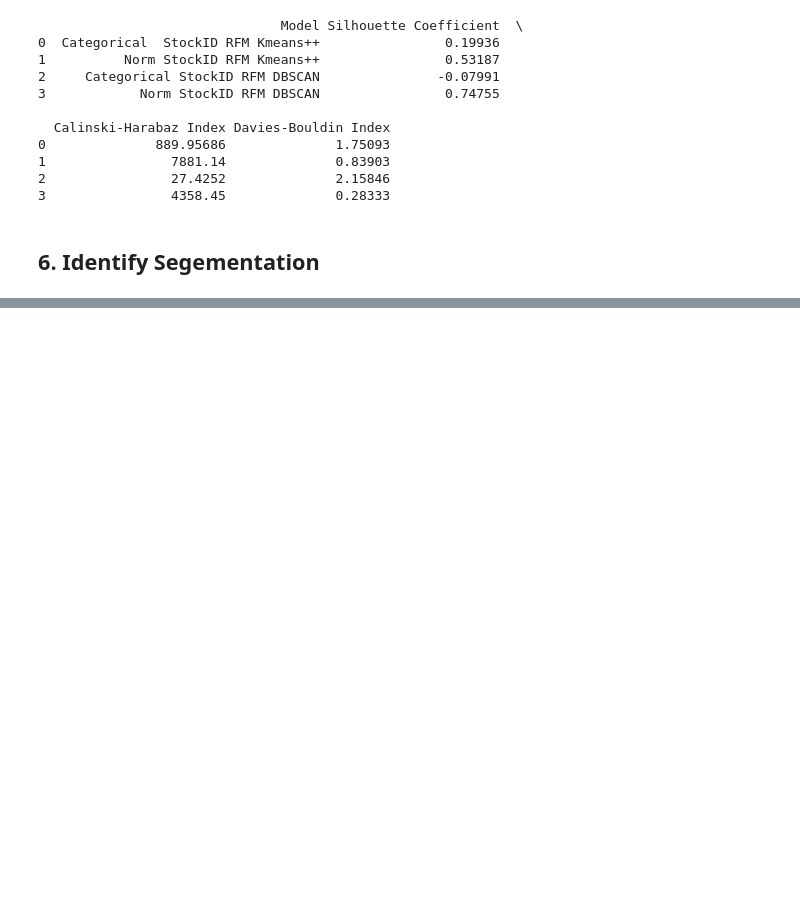
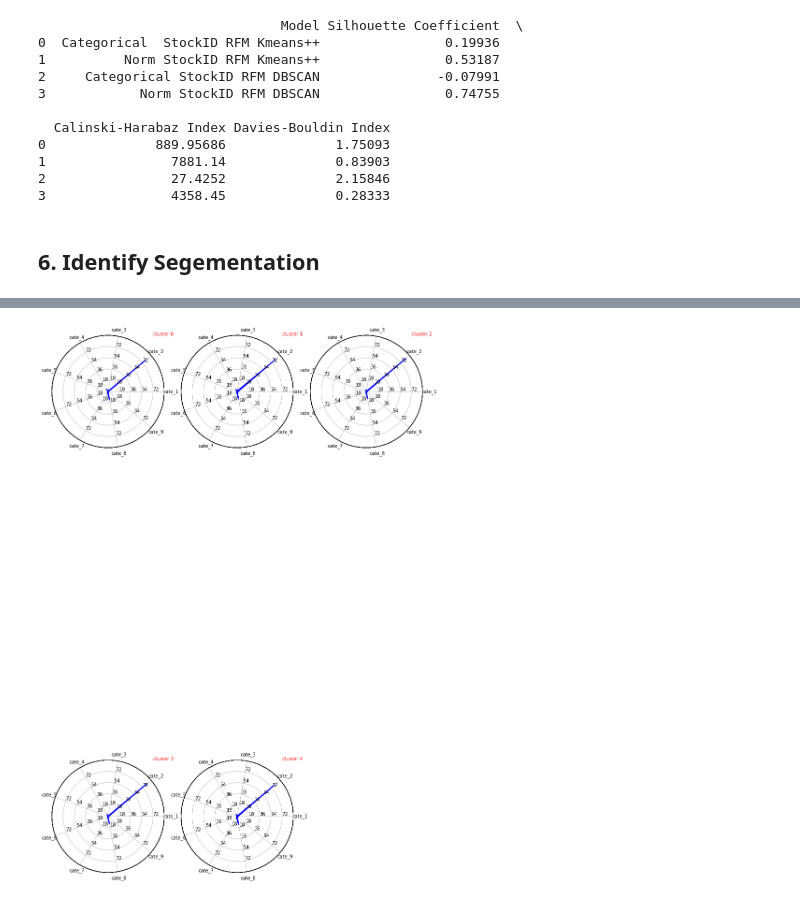
Before and after one commit to fay067/CSC522_P08_Project, a Jupyter notebook: stock_prod_clustering.ipynb, the cells around one changed output, grey strips where cells are left out. Cells and saved outputs as stored; diff of their text form; code cells hidden in the pictures; blank space fills up the shorter version.

```diff
--- a/stock_prod_clustering.ipynb
+++ b/stock_prod_clustering.ipynb
@@ -89,7 +89,7 @@ temp.head(10)
 # %% [markdown]
 ## 2. Normalized continuous data RFM with Kmeans
 # %%
-stock_rfm_norm = norm(stock_rfm.iloc[:,1:])
+stock_rfm_norm = norm(stock_rfm_ori.iloc[:,1:])
 matrix_norm = rfm_matrix(stock_rfm_norm, model_type=1)
 sse, sscore, test_range = kmeans(matrix_norm)
 # Plot elbow method
@@ -135,9 +135,9 @@ pca_test(stock_rfm_norm)
 [figure]
 # %%
 clusters_norm = kmeans(matrix = matrix_norm, cluster_num = 5)
-temp = stock_rfm.copy()
-temp = rfm_write_back(temp,clusters_norm)
-temp.head(10)
+temp_norm = stock_rfm_ori.copy()
+temp_norm = rfm_write_back(temp_norm,clusters_norm)
+temp_norm.head(10)
 # %% [output]
 |  | CustomerID | Frequency | Recency | Amount | cate_1 | cate_2 | cate_3 | cate_4 | cate_5 | cate_6 | ... |
 | 0 | 17850 | 34 | 372 | 5391.21 | 118.80 | 2370.11 | 101.76 | 0.00 | 0.0 | 0.0 | ... |
@@ -241,0 +260,3 @@ pie_chart(stock_rfm, 1, 2)
+# %%
+customer_clustering_norm = df_for_chart(temp_norm, n_attributes)
+display(customer_clustering_norm)
@@ -241,0 +272,5 @@ pie_chart(stock_rfm, 1, 2)
+# %%
+n_clusters = len(customer_clustering.index)
+radar_chart(customer_clustering_norm, n_clusters, n_attributes)
+# %% [output]
+[figure, added]
```
Also changed, not shown: parts of 13 cells of this notebook, 1 other file.
